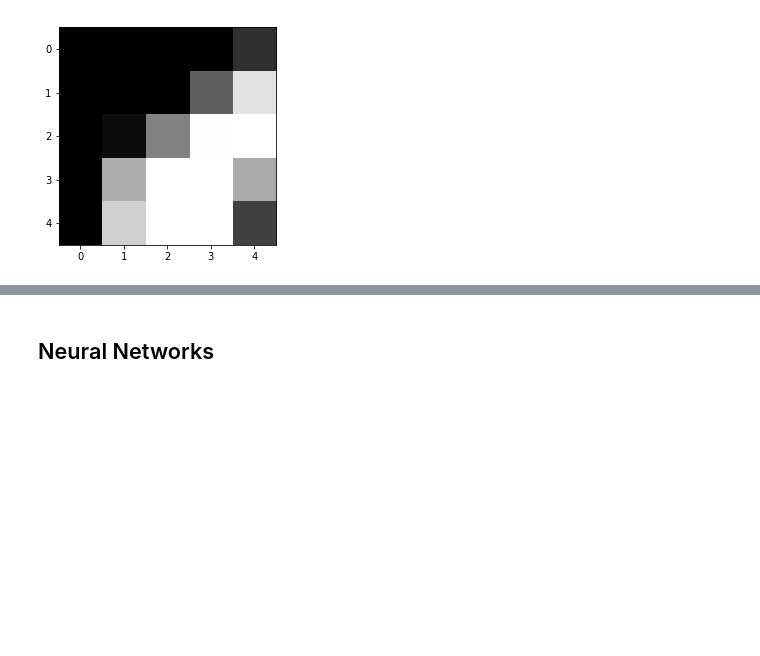
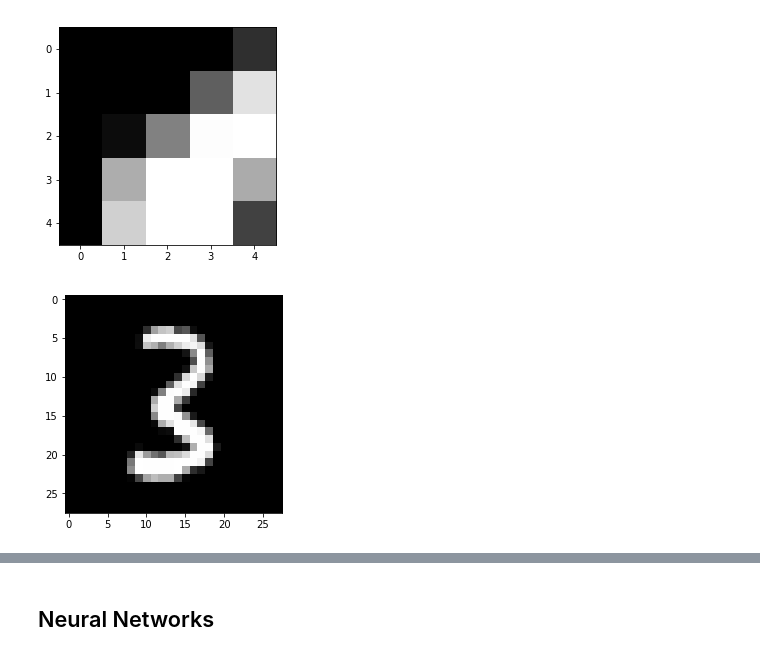
Before and after one commit to pua2/sapflow, a Jupyter notebook: fastai/courses/ml1/lesson4-mnist_sgd.ipynb, the cells around one changed output, grey strips where cells are left out. Drawn from its saved outputs; the diff is of its cells as text; code cells hidden in the pictures; blank space fills up the shorter version.

```diff
--- a/fastai/courses/ml1/lesson4-mnist_sgd.ipynb
+++ b/fastai/courses/ml1/lesson4-mnist_sgd.ipynb
@@ -144,4 +156,8 @@ array([[-0.42452, -0.42452, -0.42452, -0.42452,  0.17294],
 show(x_imgs[0,10:15,10:15])
 # %% [output]
 [figure]
+# %%
+show(x_imgs[0,0:28,0:28])
+# %% [output]
+[figure, added]
 # %%
```
Also changed, not shown: parts of 4 cells of this notebook.
